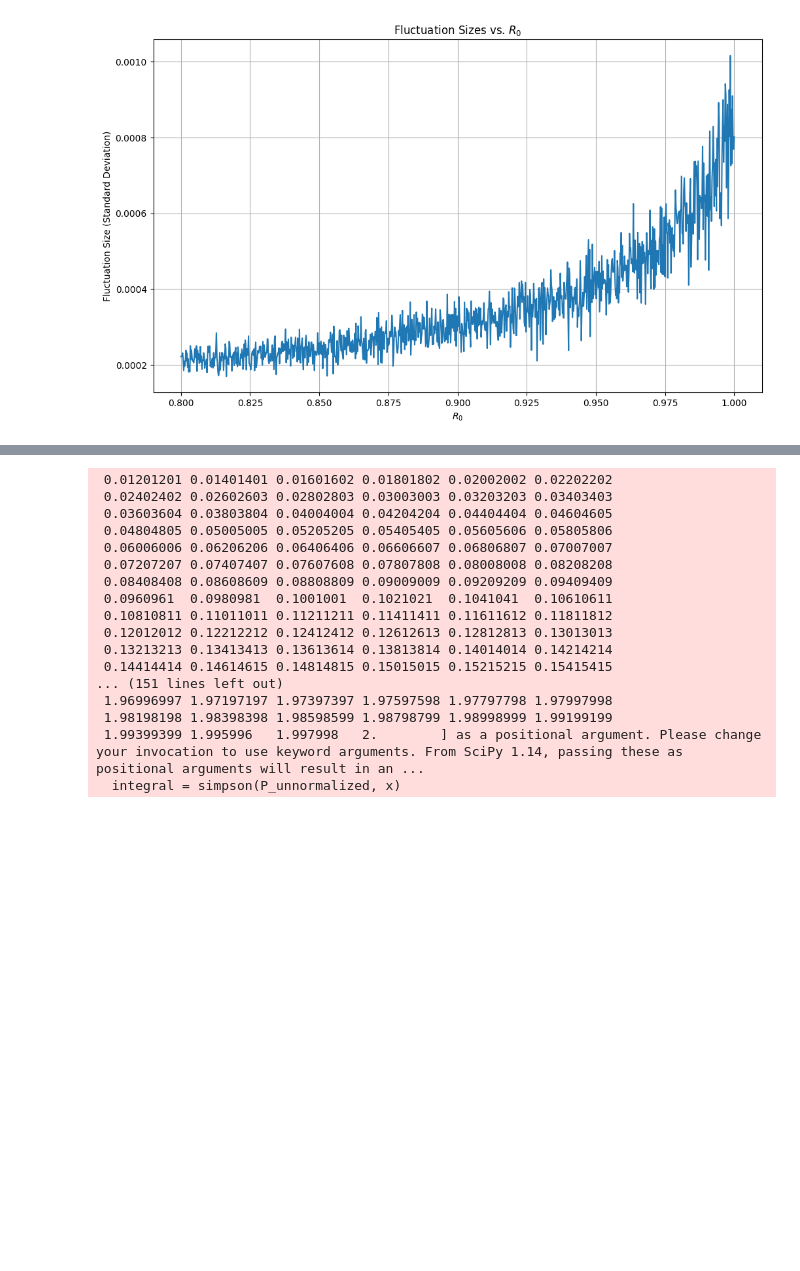
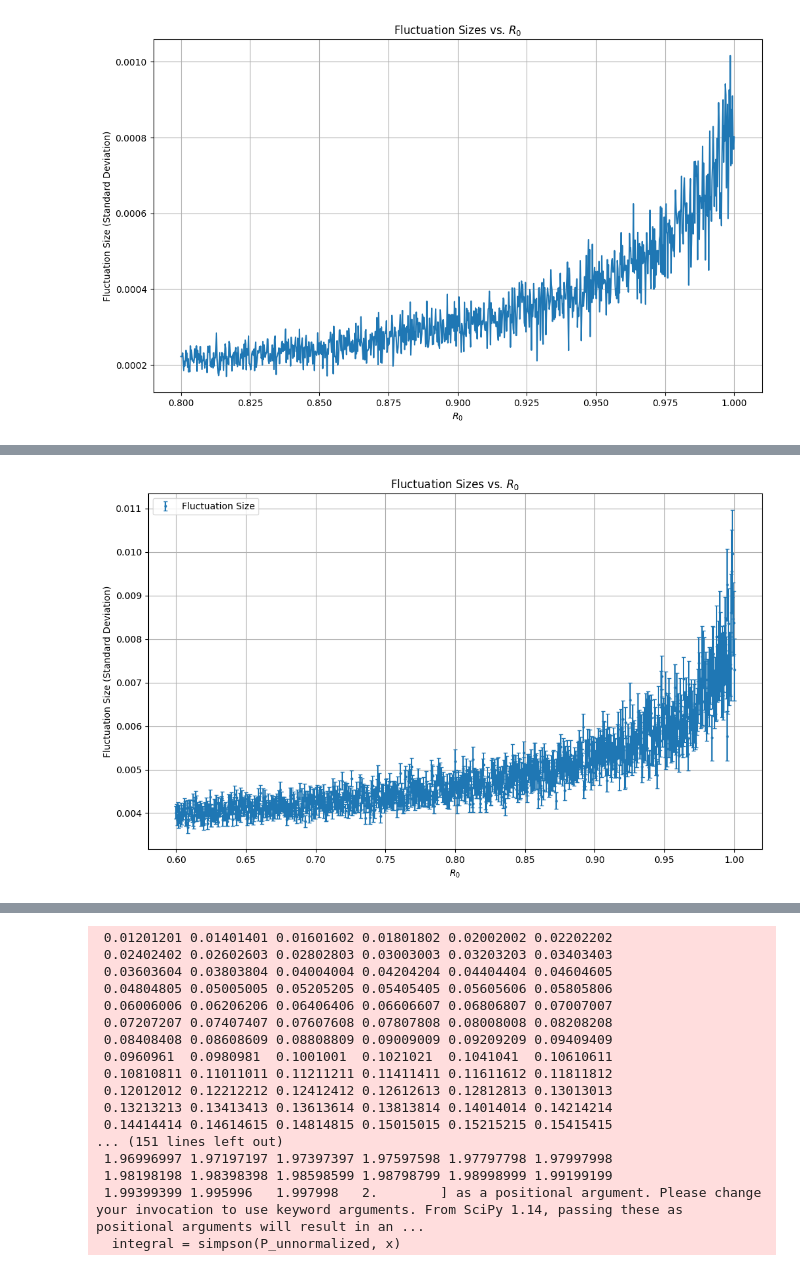
Before and after one commit to AlfredBendtzonHansen/bifurcation-fluct-SIR, a Jupyter notebook: SDE_transcritical.ipynb, the cells around one changed output, grey strips where cells are left out. Saved outputs shown, nothing was run; the diff lists cells and outputs as text; code cells hidden in the pictures; blank space fills up the shorter version.

```diff
--- a/SDE_transcritical.ipynb
+++ b/SDE_transcritical.ipynb
@@ -341,0 +416,98 @@ plt.show()
+# %%
+import numpy as np
+import matplotlib.pyplot as plt
+from tqdm import tqdm
+
+# Parameters
+sigma = 0.01       # Standard deviation of the Gaussian noise
+dt = 0.01          # Time step
+T = 2000           # Total time
+N = int(T / dt)    # Maximum number of time steps
+M = 100            # Number of simulations per R0
+R0_values = np.linspace(0.6, 1, 1000)  # Range of R0 values
+
+initial_shock = 0.01
+sigma_sqrt_dt = sigma * np.sqrt(dt)
+
+# Initialize lists to store results
+fluctuation_sizes = []
+std_errors = []
+average_times = []       # List to store average times
+std_errors_time = []     # List to store standard errors of times
+
+# Loop over R0 values
+for R0 in tqdm(R0_values):
+    delta_R0 = R0 - 1
+
+    # Initialize arrays
+    x = np.full((N + 1, M), initial_shock)
+    alive = np.ones(M, dtype=bool)
+    stop_indices = np.full(M, N, dtype=int)
+
+    for i in range(1, N + 1):
+        x_prev = x[i - 1, :]
+        deterministic = (delta_R0 * x_prev - x_prev**3) * dt
+        stochastic = sigma_sqrt_dt * np.random.normal(size=M)
+        x_new = x_prev + deterministic + stochastic
+
+        # Update only alive simulations
+        x[i, alive] = x_new[alive]
+        # Check stopping condition
+        newly_dead = x_new <= 0
+        stop_indices[newly_dead & alive] = i
+        alive &= ~newly_dead
+
+        # Break if all simulations have stopped
+        if not np.any(alive):
+            x[(i + 1):, :] = x[i, :]
+            break
+
+    # Compute fluctuation sizes
+    fluctuation_sizes_per_R0 = np.array([
+        np.std(x[:stop_indices[sim] + 1, sim] - initial_shock)
+        for sim in range(M)
+    ])
+
+    # Compute times to absorption
+    times = stop_indices * dt
+
+    # Compute average fluctuation size and standard error for current R0
+    avg_fluctuation_size = np.mean(fluctuation_sizes_per_R0)
+    std_error = np.std(fluctuation_sizes_per_R0) / np.sqrt(M)
+
+    # Compute average time and standard error
+    avg_time = np.mean(times)
+    std_error_t = np.std(times) / np.sqrt(M)
+
+    fluctuation_sizes.append(avg_fluctuation_size)
+    std_errors.append(std_error)
+    average_times.append(avg_time)
+    std_errors_time.append(std_error_t)
+
+# Convert results to numpy arrays
+fluctuation_sizes = np.array(fluctuation_sizes)
+std_errors = np.array(std_errors)
+average_times = np.array(average_times)
+std_errors_time = np.array(std_errors_time)
+
+# Plot average fluctuation size vs R0 with error bars
+plt.figure(figsize=(12, 7))
+plt.errorbar(R0_values, fluctuation_sizes, yerr=std_errors, fmt='o', markersize=2, capsize=2, label='Fluctuation Size')
+plt.xlabel('$R_0$')
+plt.ylabel('Fluctuation Size (Standard Deviation)')
+plt.title('Fluctuation Sizes vs. $R_0$')
+plt.grid(True)
+plt.legend()
+plt.show()
+
+# Plot average time to absorption vs R0 with error bars
+plt.figure(figsize=(12, 7))
+plt.errorbar(R0_values, average_times, yerr=std_errors_time, fmt='o', markersize=2, capsize=2, color='orange', label='Average Time to Absorption')
+plt.xlabel('$R_0$')
+plt.ylabel('Average Time to Absorption')
+plt.title('Average Time to Absorption vs. $R_0$')
+plt.grid(True)
+plt.legend()
+plt.show()
+# %% [output]
+[figure, added]
```
Also changed, not shown: parts of 8 cells of this notebook, 4 other files.
